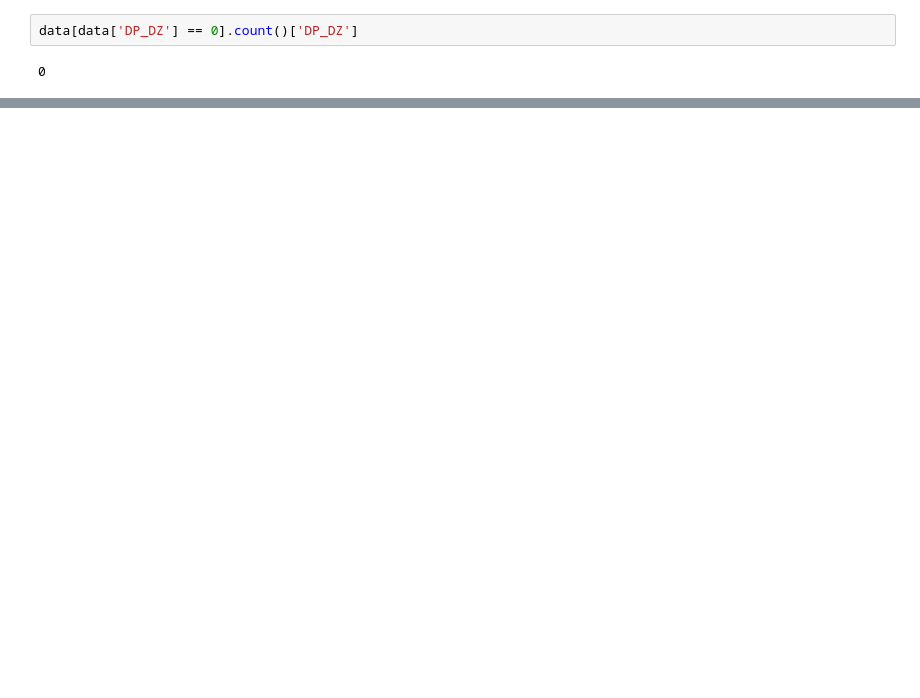
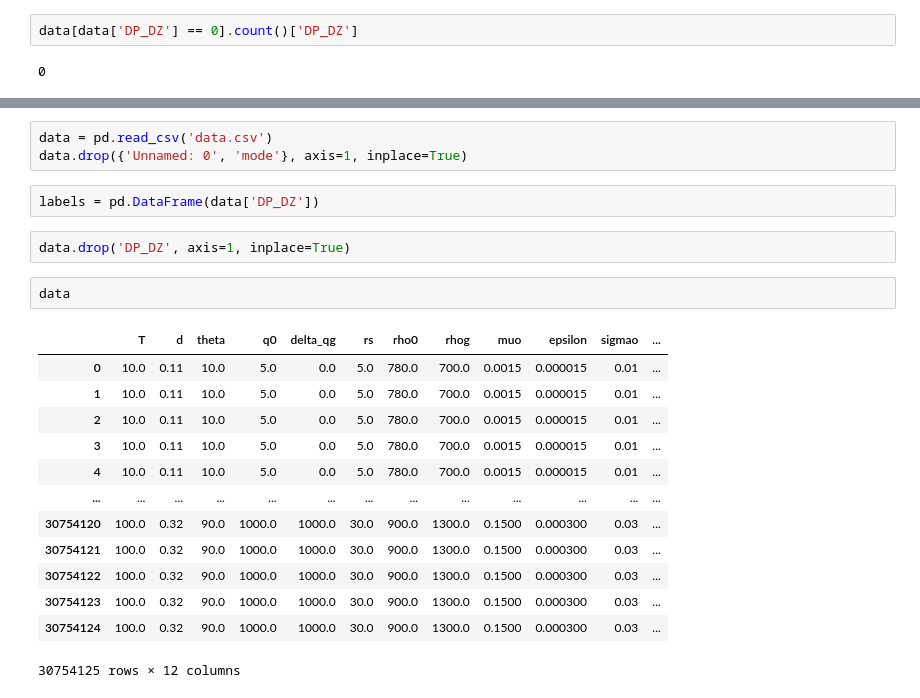
Before and after one commit to sawysockii/Pytorch-KAN-study, a Jupyter notebook: pytorch_KAN.ipynb, the cells around one changed output, grey strips where cells are left out. Saved outputs shown, nothing was run; the diff lists cells and outputs as text; blank space fills up the shorter version.

```diff
--- a/pytorch_KAN.ipynb
+++ b/pytorch_KAN.ipynb
@@ -342,0 +426,23 @@ data[data['DP_DZ'] == 0].count()['DP_DZ']
+# %%
+data = pd.read_csv('data.csv')
+data.drop({'Unnamed: 0', 'mode'}, axis=1, inplace=True)
+# %%
+labels = pd.DataFrame(data['DP_DZ'])
+# %%
+data.drop('DP_DZ', axis=1, inplace=True)
+# %%
+data
+# %% [output]
+|  | T | d | theta | q0 | delta_qg | rs | rho0 | rhog | muo | epsilon | sigmao | ... |
+| 0 | 10.0 | 0.11 | 10.0 | 5.0 | 0.0 | 5.0 | 780.0 | 700.0 | 0.0015 | 0.000015 | 0.01 | ... |
+| 1 | 10.0 | 0.11 | 10.0 | 5.0 | 0.0 | 5.0 | 780.0 | 700.0 | 0.0015 | 0.000015 | 0.01 | ... |
+| 2 | 10.0 | 0.11 | 10.0 | 5.0 | 0.0 | 5.0 | 780.0 | 700.0 | 0.0015 | 0.000015 | 0.01 | ... |
+| 3 | 10.0 | 0.11 | 10.0 | 5.0 | 0.0 | 5.0 | 780.0 | 700.0 | 0.0015 | 0.000015 | 0.01 | ... |
+| 4 | 10.0 | 0.11 | 10.0 | 5.0 | 0.0 | 5.0 | 780.0 | 700.0 | 0.0015 | 0.000015 | 0.01 | ... |
+| ... | ... | ... | ... | ... | ... | ... | ... | ... | ... | ... | ... | ... |
+| 30754120 | 100.0 | 0.32 | 90.0 | 1000.0 | 1000.0 | 30.0 | 900.0 | 1300.0 | 0.1500 | 0.000300 | 0.03 | ... |
+| 30754121 | 100.0 | 0.32 | 90.0 | 1000.0 | 1000.0 | 30.0 | 900.0 | 1300.0 | 0.1500 | 0.000300 | 0.03 | ... |
+| 30754122 | 100.0 | 0.32 | 90.0 | 1000.0 | 1000.0 | 30.0 | 900.0 | 1300.0 | 0.1500 | 0.000300 | 0.03 | ... |
+| 30754123 | 100.0 | 0.32 | 90.0 | 1000.0 | 1000.0 | 30.0 | 900.0 | 1300.0 | 0.1500 | 0.000300 | 0.03 | ... |
+| 30754124 | 100.0 | 0.32 | 90.0 | 1000.0 | 1000.0 | 30.0 | 900.0 | 1300.0 | 0.1500 | 0.000300 | 0.03 | ... |
+30754125 rows × 12 columns
```
Also changed, not shown: parts of 79 cells of this notebook.
